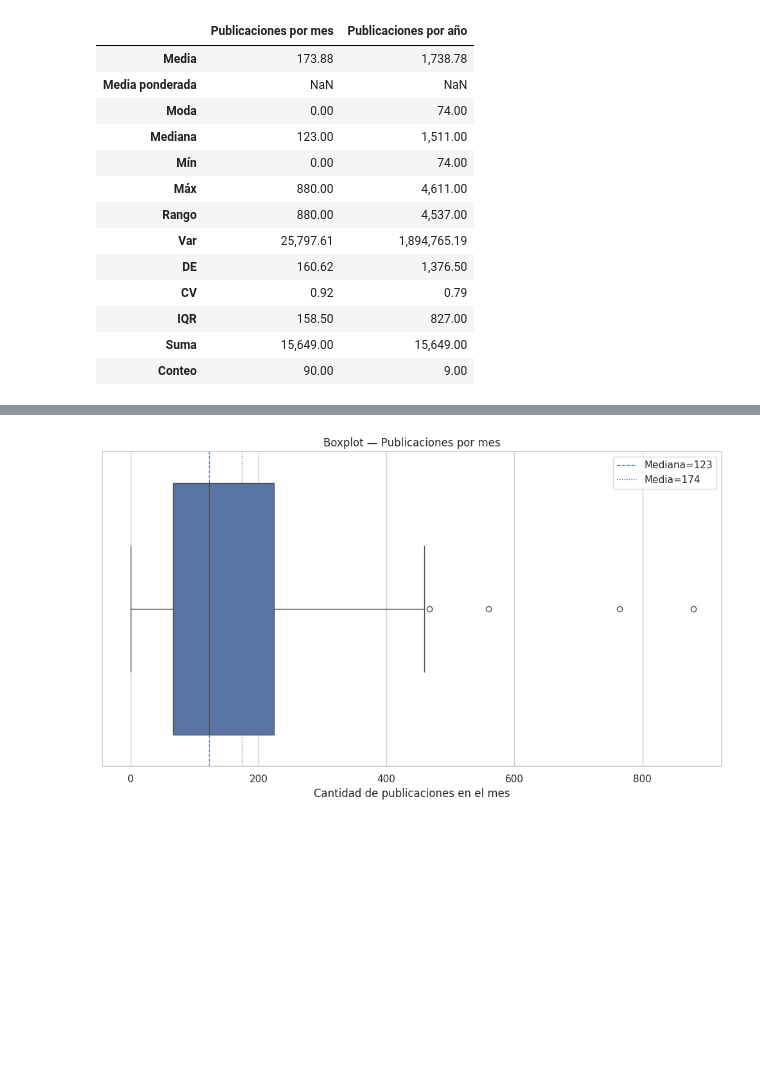
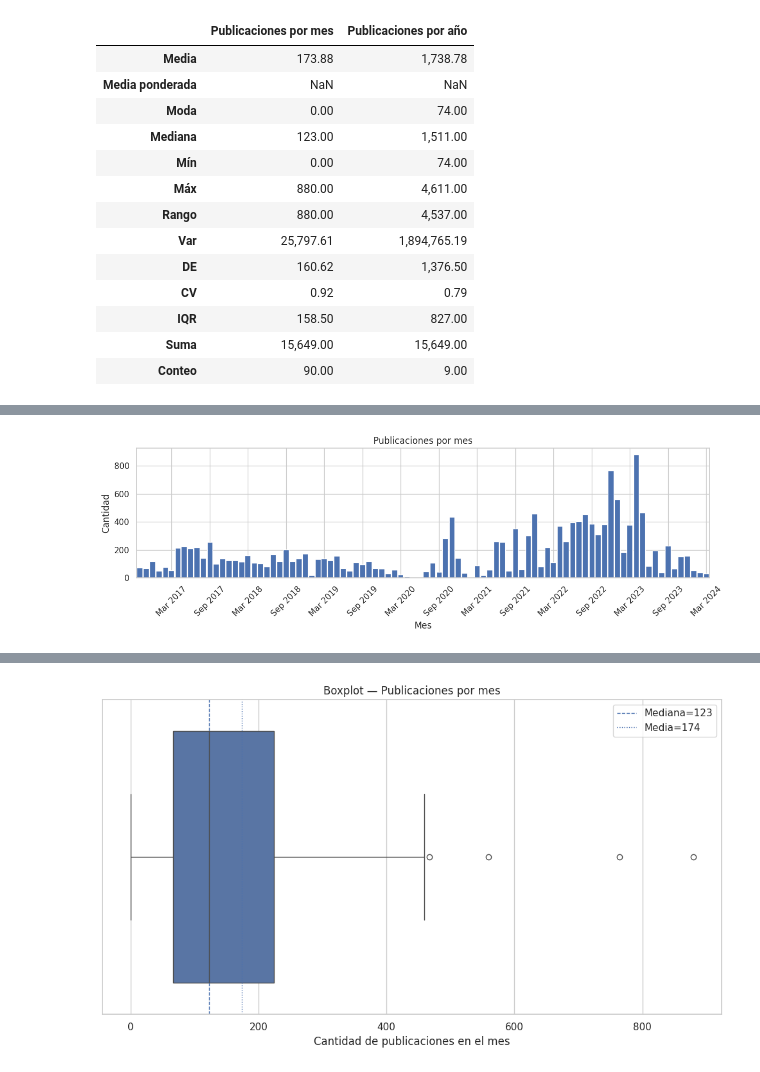
Before and after one commit to canunz/LIBRARY-django, a Jupyter notebook: INTELIGENCIA_DE_NEGOCIOS_Catalina_Núñez_Yáñez.ipynb, the cells around one changed output, grey strips where cells are left out. Drawn from its saved outputs; the diff is of its cells as text; code cells hidden in the pictures; blank space fills up the shorter version.

```diff
--- a/INTELIGENCIA_DE_NEGOCIOS_Catalina_Núñez_Yáñez.ipynb
+++ b/INTELIGENCIA_DE_NEGOCIOS_Catalina_Núñez_Yáñez.ipynb
@@ -361,0 +308,100 @@ plt.show()
+# %%
+# 6) HISTOGRAMAS / BARRAS DE PUBLICACIONES (no de precios)
+
+import numpy as np
+import pandas as pd
+import seaborn as sns
+import matplotlib.pyplot as plt
+import matplotlib.dates as mdates
+
+sns.set(style="whitegrid")
+
+# ---------- 1) Parse robusto de timeCreated ----------
+tc = df['timeCreated']
+
+def parse_timecreated(tc_series):
+    s_num = pd.to_numeric(tc_series, errors='coerce')
+    out = pd.Series(pd.NaT, index=tc_series.index, dtype='datetime64[ns]')
+
+    frac_numeric = s_num.notna().mean()
+
+    if frac_numeric >= 0.6:
+        mask_s  = (s_num >= 1e9 ) & (s_num < 1e11)
+        mask_ms = (s_num >= 1e12) & (s_num < 1e14)
+        mask_us = (s_num >= 1e15) & (s_num < 1e17)
+
+        if mask_s.any():
+            out.loc[mask_s]  = pd.to_datetime(s_num[mask_s],  unit='s',  errors='coerce', utc=True).dt.tz_localize(None)
+        if mask_ms.any():
+            out.loc[mask_ms] = pd.to_datetime(s_num[mask_ms], unit='ms', errors='coerce', utc=True).dt.tz_localize(None)
+        if mask_us.any():
+            out.loc[mask_us] = pd.to_datetime(s_num[mask_us], unit='us', errors='coerce', utc=True).dt.tz_localize(None)
+
+        rest_mask = out.isna()
+        if rest_mask.any():
+            out.loc[rest_mask] = pd.to_datetime(tc_series[rest_mask], errors='coerce')
+    else:
+        out = pd.to_datetime(tc_series, errors='coerce')
+
+    # Rango de fechas plausibles
+    lower = pd.Timestamp('2008-01-01')
+    upper = pd.Timestamp.today() + pd.Timedelta(days=365)
+    out = out.mask((out < lower) | (out > upper))
+
+    return out
+
+# Aplicar limpieza
+df['timeCreated'] = parse_timecreated(tc)
+df_pub = df.dropna(subset=['timeCreated']).copy()
+
+# ---------- 2) Agregaciones ----------
+# A) Publicaciones por MES
+pub_mes = (
+    df_pub.set_index('timeCreated')
+          .resample('M').size()
+          .rename('publicaciones')
+          .reset_index()
+)
+
+# B) Publicaciones por AÑO
+pub_anio = (
+    df_pub['timeCreated'].dt.year
+          .value_counts().sort_index()
+          .rename_axis('Año').reset_index(name='publicaciones')
+)
+
+# ---------- 3) Gráfico MENSUAL con barras visibles ----------
+fig, ax = plt.subplots(figsize=(12, 4))
+
+x_num = mdates.date2num(pub_mes['timeCreated'])
+y = pub_mes['publicaciones']
+
+ax.bar(x_num, y, width=27, align='center')  # ancho ~ 1 mes
+
+ax.set_title("Publicaciones por mes")
+ax.set_xlabel("Mes")
+ax.set_ylabel("Cantidad")
+
+# Etiquetas cada 6 meses (ajustable)
+ax.xaxis.set_major_locator(mdates.MonthLocator(interval=6))
+ax.xaxis.set_major_formatter(mdates.DateFormatter('%b %Y'))
+plt.xticks(rotation=45)
+
+# Margen para no cortar extremos
+ax.set_xlim(x_num.min() - 15, x_num.max() + 15)
+
+plt.tight_layout()
+plt.savefig('fig_hist_publicaciones_mes.png', dpi=150, bbox_inches='tight')
+plt.show()
+
+# ---------- 4) Gráfico ANUAL ----------
+plt.figure(figsize=(8, 4))
+sns.barplot(data=pub_anio, x='Año', y='publicaciones', color='cornflowerblue')
+plt.title("Publicaciones por año")
+plt.xlabel("Año")
+plt.ylabel("Cantidad")
+plt.tight_layout()
+plt.savefig('fig_hist_publicaciones_anio.png', dpi=150, bbox_inches='tight')
+plt.show()
+# %% [output]
+[figure, added]
```
Also changed, not shown: parts of 9 cells of this notebook.
